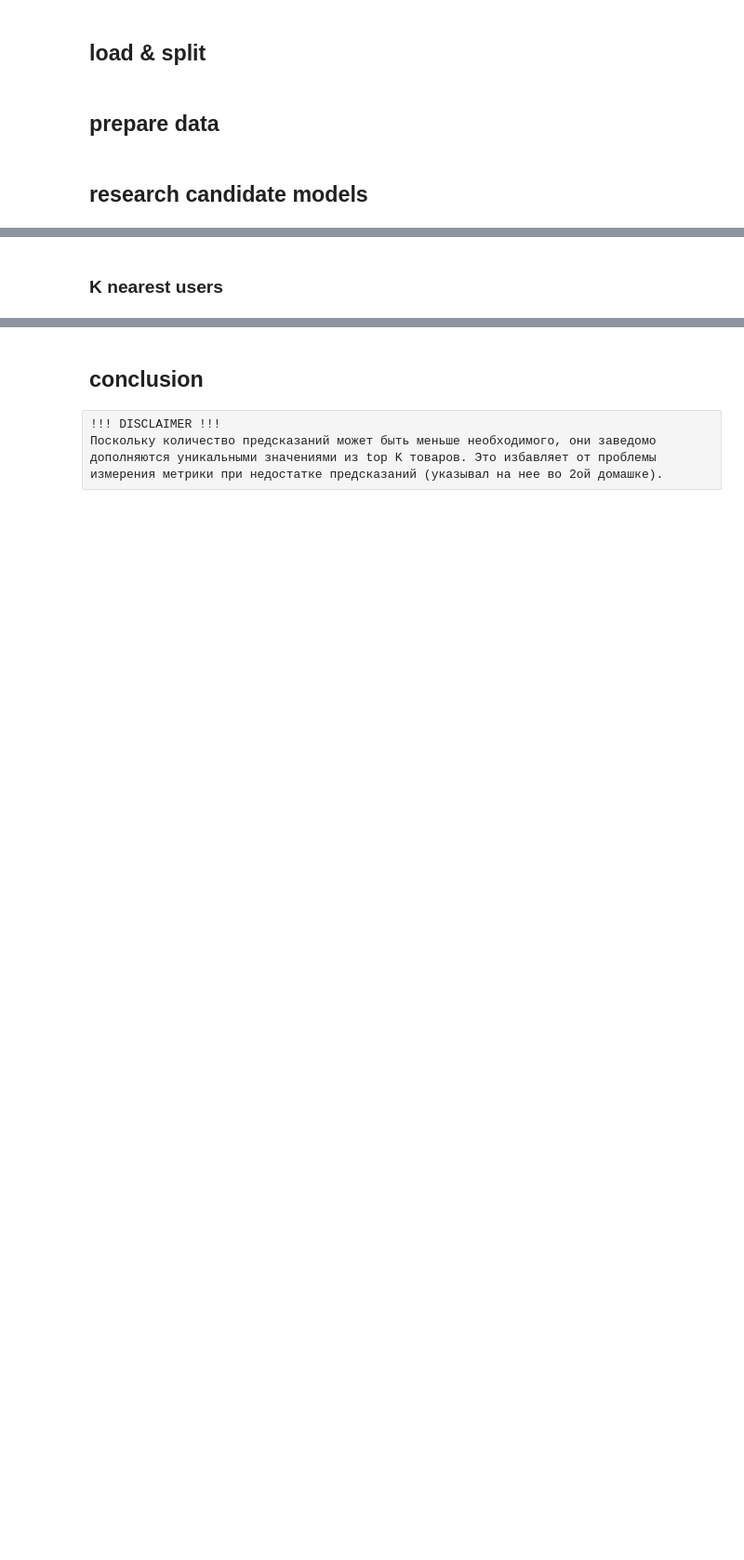
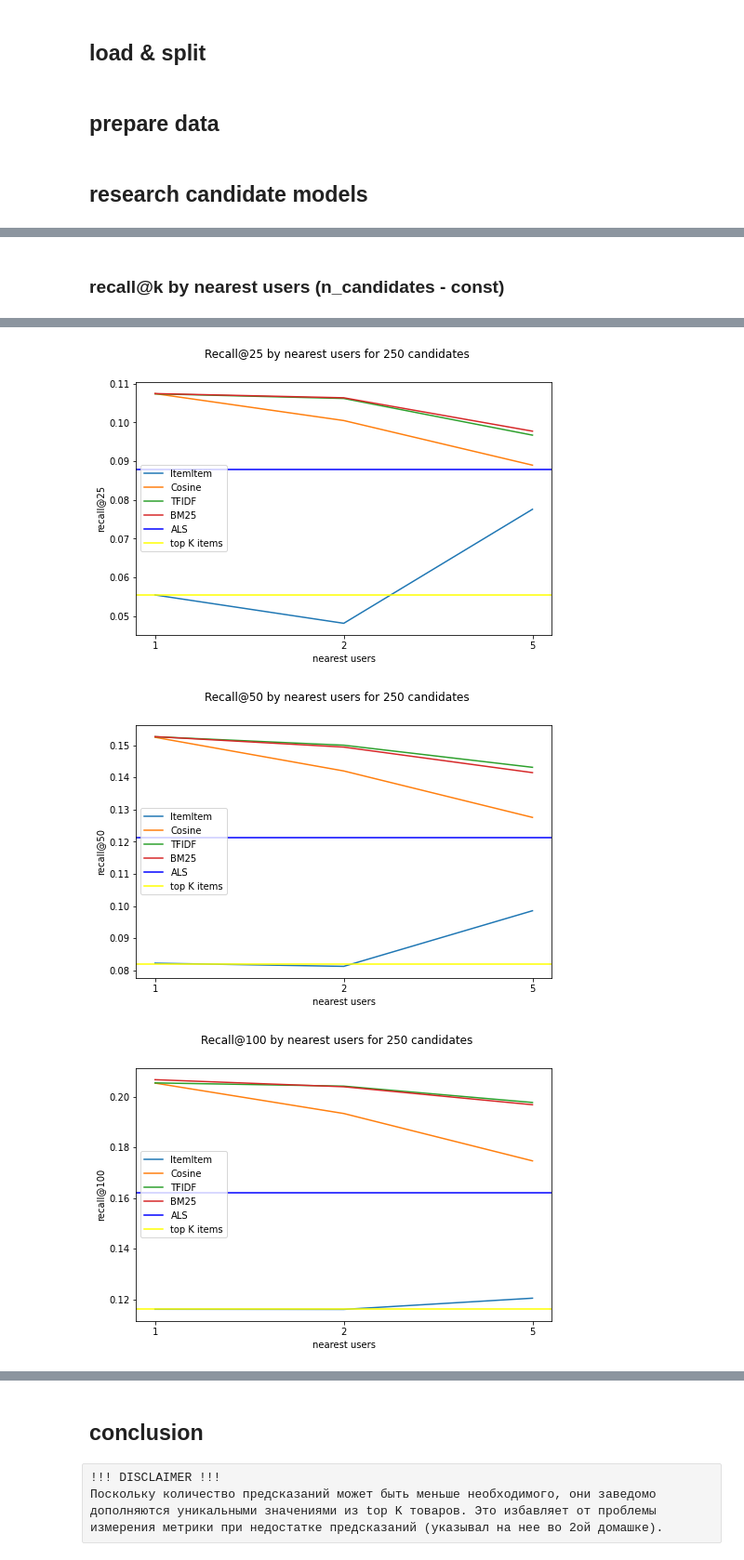
Before and after one commit to j2cry/gb_recommends, a Jupyter notebook: hw6/research_candidate_models.ipynb, the cells around one changed output, grey strips where cells are left out. Shown at 93% size. Cells and saved outputs as stored; diff of their text form; code cells hidden in the pictures; blank space fills up the shorter version.

```diff
--- a/hw6/research_candidate_models.ipynb
+++ b/hw6/research_candidate_models.ipynb
@@ -54,24 +133,39 @@ candidate_params = {
 # %% [markdown]
-### K nearest users
+### recall@k by nearest users (n_candidates - const)
 # %%
 %%time
-# research candidate models: K-nearest users
-k_users_array = np.array([1, 2, 3, 5, 10, 20, 50])
-pred_size = 100
+nearest_users_array = np.array([1, 2, 5])
+n_candidates = 250
+k_array = np.array([25, 50, 100, 250])
+models = ('ItemItem', 'Cosine', 'TFIDF', 'BM25', 'ALS')
 
-metrics = pd.DataFrame(columns=k_users_array.astype(str))
-for k in k_users_array:
-    predicts = pd.DataFrame()
-    for model_name in ('ItemItem', 'Cosine', 'TFIDF', 'BM25'):
-        cm = CandidateModel(model_name, **candidate_params)
-        cm.fit(K=k)     # nearest K users recommender
-        predicts[model_name] = cm.predict(true_values['user_id'], N=pred_size)
-    metrics[str(k)] = calc_mean_metric(recall_at_k, true_values['actual'], predicts, k=pred_size)
-# ALS has no K-users parameter => it will be the same metric for any K
-cm = CandidateModel('ALS', **candidate_params)
-cm.fit()
-als_predicts = cm.predict(true_values['user_id'], N=pred_size)
-als_metric = calc_mean_metric(recall_at_k, true_values['actual'], als_predicts, k=pred_size)
-# top-K metric
-top_k_metric = true_values['actual'].apply(lambda tr_val: recall_at_k(tr_val, pre.top_k_items[:pred_size], k=pred_size)).mean()
+for k in k_array:
+    metrics = pd.DataFrame(columns=nearest_users_array.astype(str))
+    for nearest_users in nearest_users_array:
+        for model_name in models:
+            cm = CandidateModel(model_name, **candidate_params)
+            if model_name == 'ALS':
+                continue
+
+            cm.fit(K=nearest_users)
+            predicts = cm.predict(true_values['user_id'], N=n_candidates)
+            metrics.loc[model_name, str(nearest_users)] = calc_mean_metric(recall_at_k, true_values['actual'], predicts, k=k)
+
+    # ALS
+    cm = CandidateModel('ALS', **candidate_params)
+    cm.fit()
+    als_predicts = cm.predict(true_values['user_id'], N=n_candidates)
+    als_metric = calc_mean_metric(recall_at_k, true_values['actual'], als_predicts, k=k)
+    # top K metric
+    top_k_metric = true_values['actual'].apply(lambda tv: recall_at_k(tv, pre.top_k_items[:n_candidates], k=k)).mean()
+
+    plt.figure(figsize=(8, 5))
+    plt.suptitle(f'Recall@{k} by nearest users for {n_candidates} candidates')
+    plt.xlabel('nearest users')
+    plt.ylabel(f'recall@{k}')
+    plt.plot(metrics.T)
+    plt.axhline(als_metric, color='blue')
+    plt.axhline(top_k_metric, color='yellow')
+    plt.legend(labels=[*metrics.index, 'ALS', 'top K items'])
+    plt.savefig(f'recall_at_{k}_by_nearest_users_for_{n_candidates}_candidates.png')
 # %% [output]
@@ -79,0 +174,3 @@ Wall time: 3min 36s
+[figure, added]
+[figure, added]
+[figure, added]
```
Also changed, not shown: parts of 19 cells of this notebook, 21 other files.
